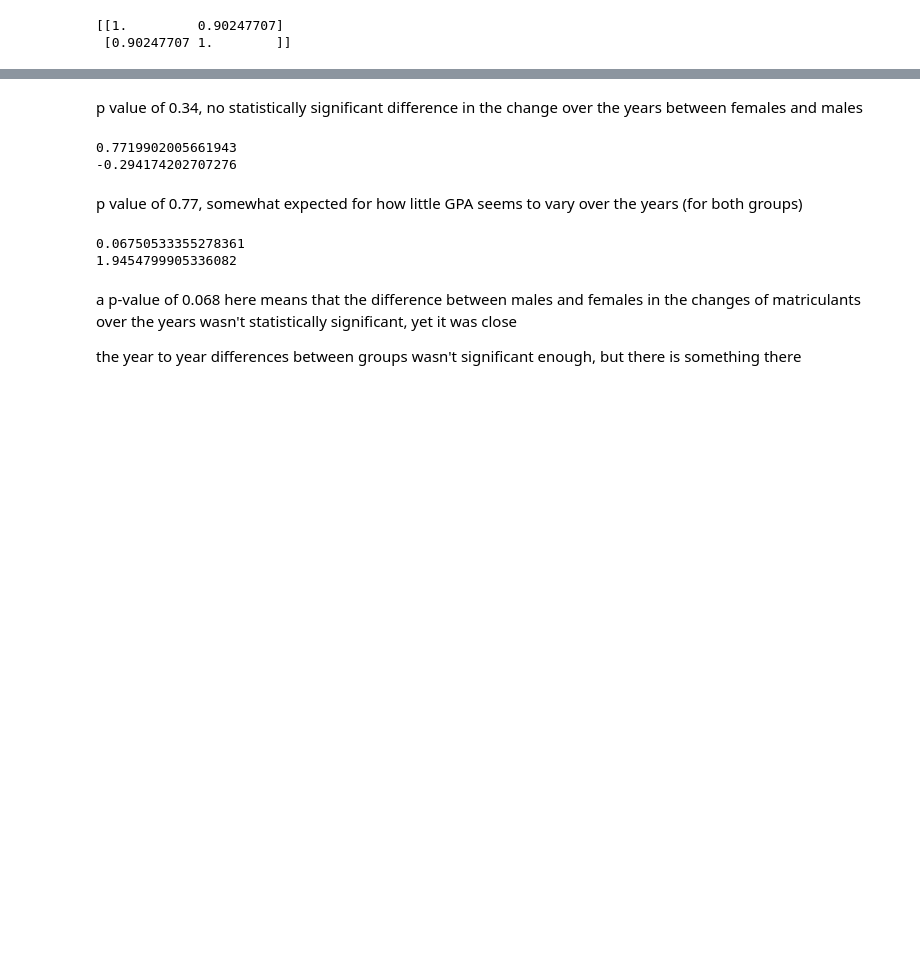
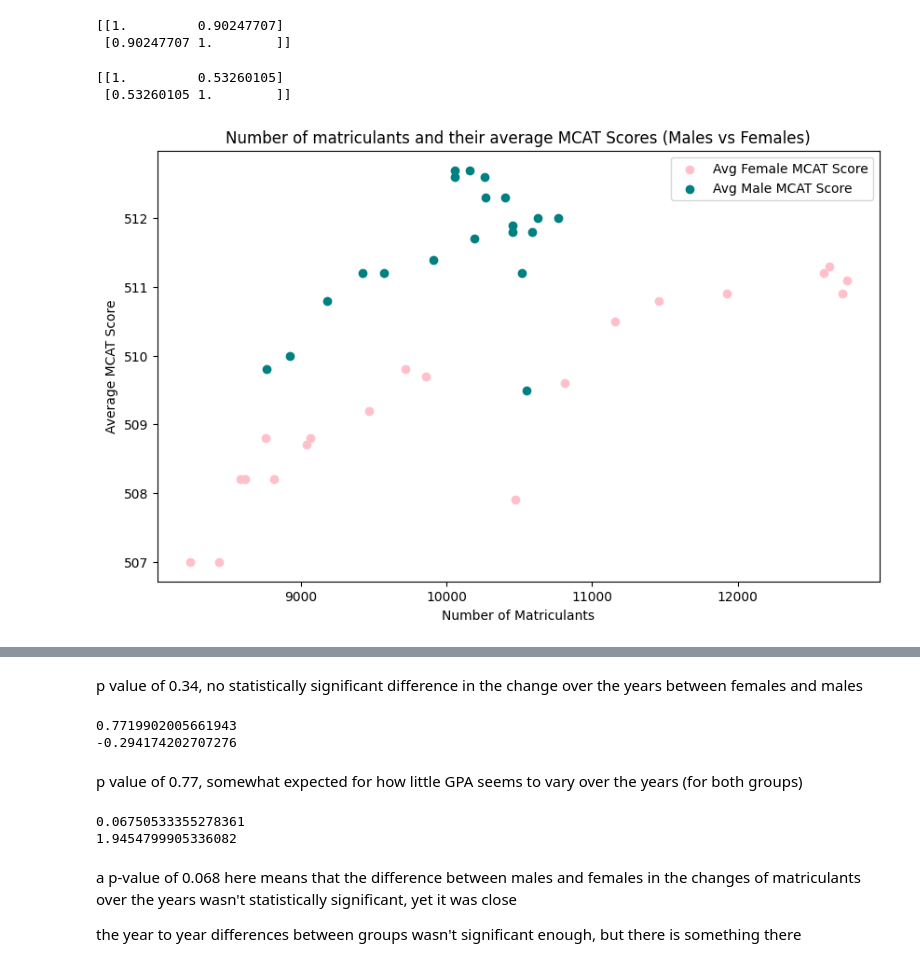
Before and after one commit to davidnunez42/medical-school-acceptances, a Jupyter notebook: AAMC_Medical_School_Acceptances_Research_Project.ipynb, the cells around one changed output, grey strips where cells are left out. Drawn from its saved outputs; the diff is of its cells as text; code cells hidden in the pictures; blank space fills up the shorter version.

```diff
--- a/AAMC_Medical_School_Acceptances_Research_Project.ipynb
+++ b/AAMC_Medical_School_Acceptances_Research_Project.ipynb
@@ -1148,3 +1162,24 @@ print(corr)
 # %% [output]
 [[1.         0.90247707]
  [0.90247707 1.        ]]
+# %%
+num_men = men_matriculants_table['Number of Men Matriculants'].to_numpy().astype(float)
+scores_men = men_matriculants_table['Total MCAT Scores (Mean)'].to_numpy().astype(float)
+
+stacked = np.stack((num_men, scores_men))
+corr = np.corrcoef(stacked)
+print(corr)
+# %% [output]
+[[1.         0.53260105]
+ [0.53260105 1.        ]]
+# %%
+plt.figure(figsize=(10,6))
+plt.scatter(num_women, scores_women, color="pink", label="Avg Female MCAT Score")
+plt.scatter(num_men, scores_men, color="teal", label="Avg Male MCAT Score")
+plt.xlabel("Number of Matriculants")
+plt.ylabel("Average MCAT Score")
+plt.title("Number of matriculants and their average MCAT Scores (Males vs Females)")
+plt.legend()
+plt.show()
+# %% [output]
+[figure, added]
```
Also changed, not shown: parts of 55 cells of this notebook.
